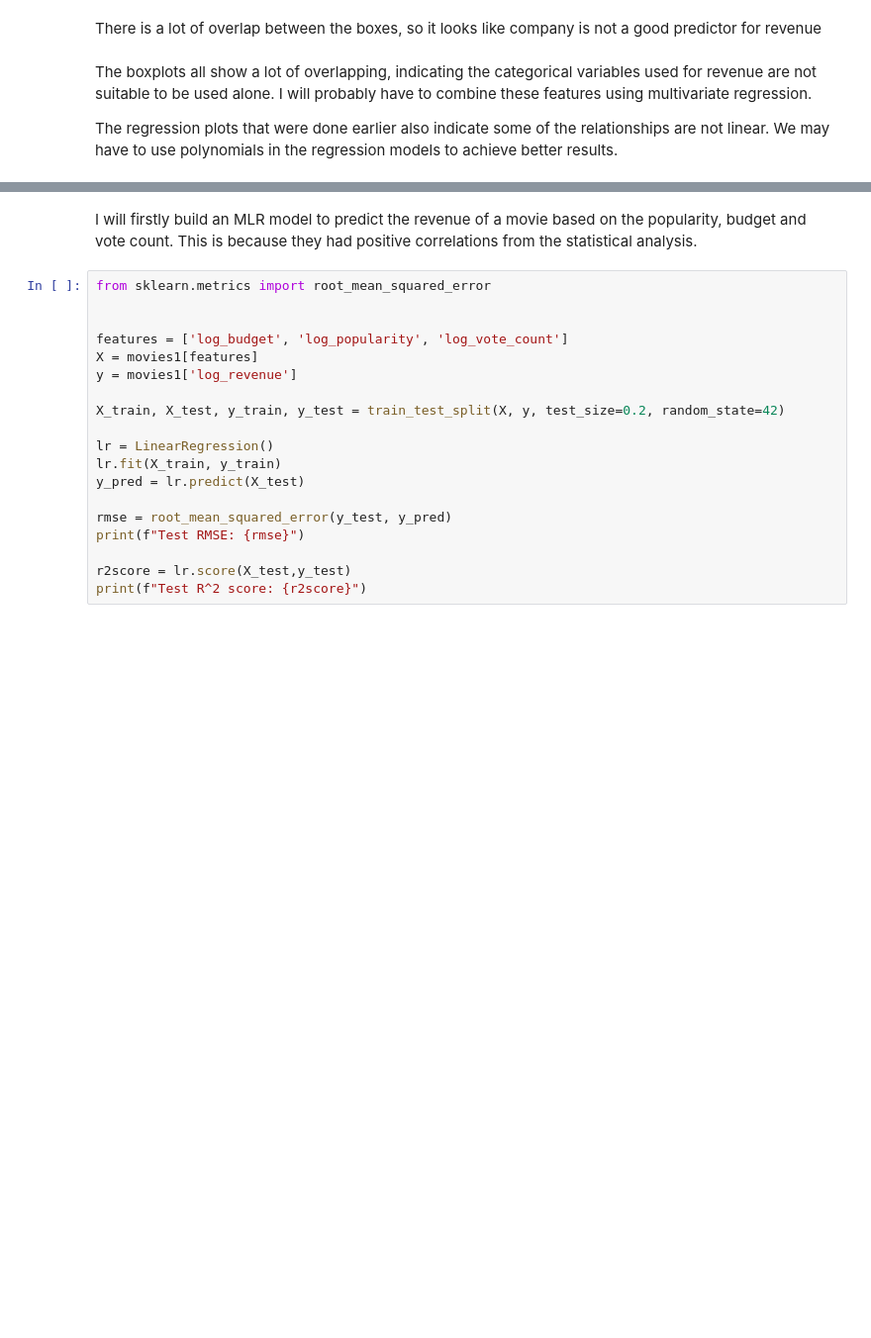
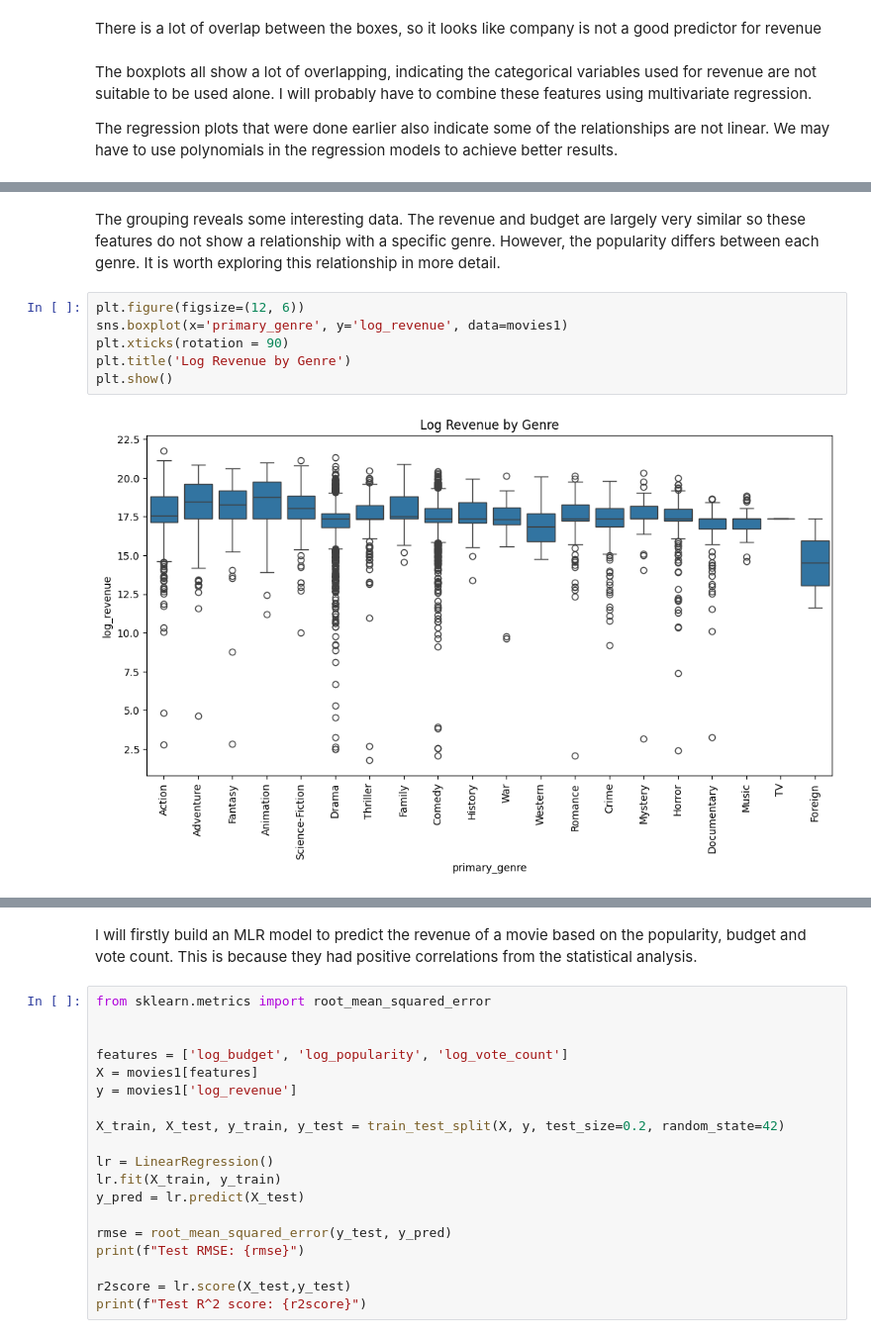
Before and after one commit to ziyadsaf/movie-success-prediction, a Jupyter notebook: movie_prediction_project.ipynb, the cells around one changed output, grey strips where cells are left out. Shown at 99% size. Saved outputs shown, nothing was run; the diff lists cells and outputs as text; blank space fills up the shorter version.

```diff
--- a/movie_prediction_project.ipynb
+++ b/movie_prediction_project.ipynb
@@ -1272,0 +1304,10 @@ The data is now ready to develop and evaluate the regression models.
+# %% [markdown]
+The grouping reveals some interesting data. The revenue and budget are largely very similar so these features do not show a relationship with a specific genre. However, the popularity differs between each genre. It is worth exploring this relationship in more detail.
+# %%
+plt.figure(figsize=(12, 6))
+sns.boxplot(x='primary_genre', y='log_revenue', data=movies1)
+plt.xticks(rotation = 90)
+plt.title('Log Revenue by Genre')
+plt.show()
+# %% [output]
+[figure, added]
```
Also changed, not shown: parts of 9 cells of this notebook.
